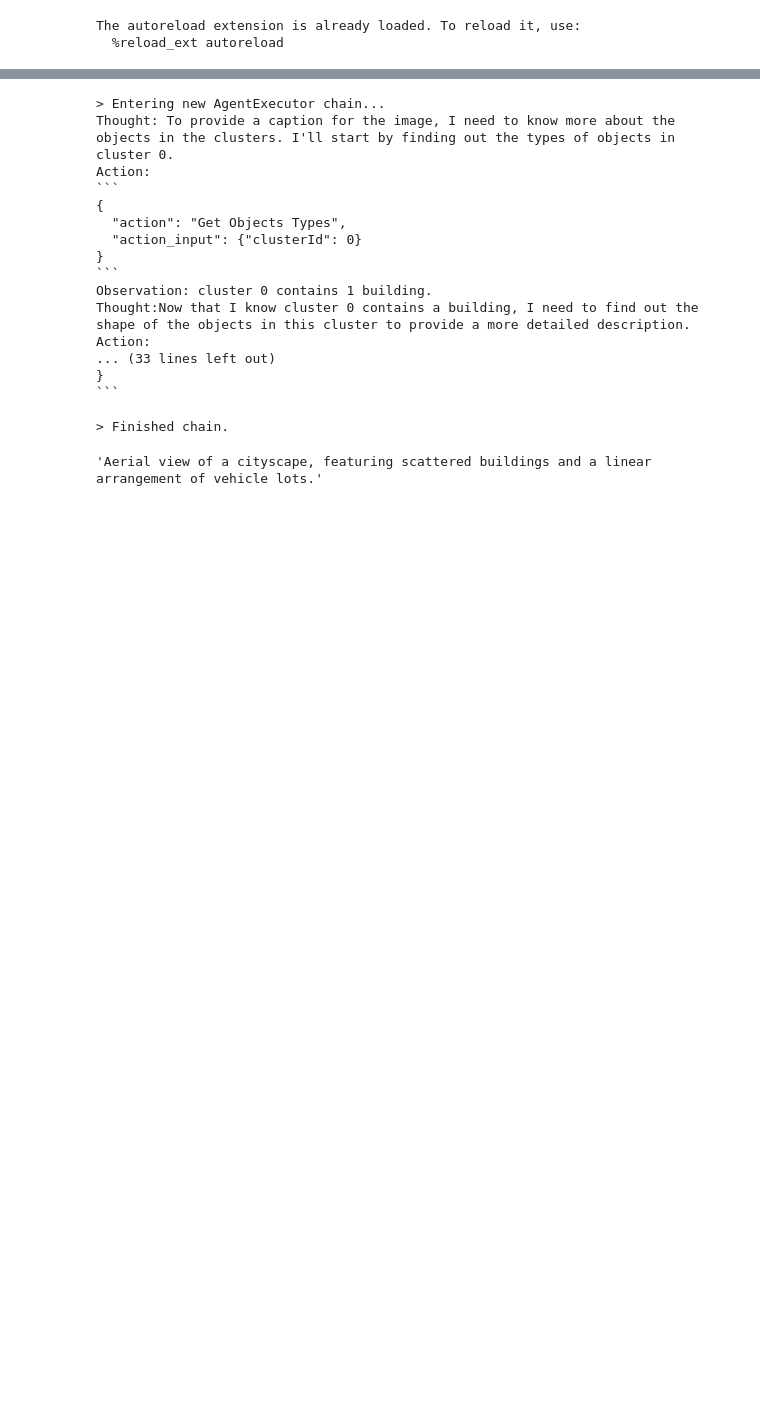
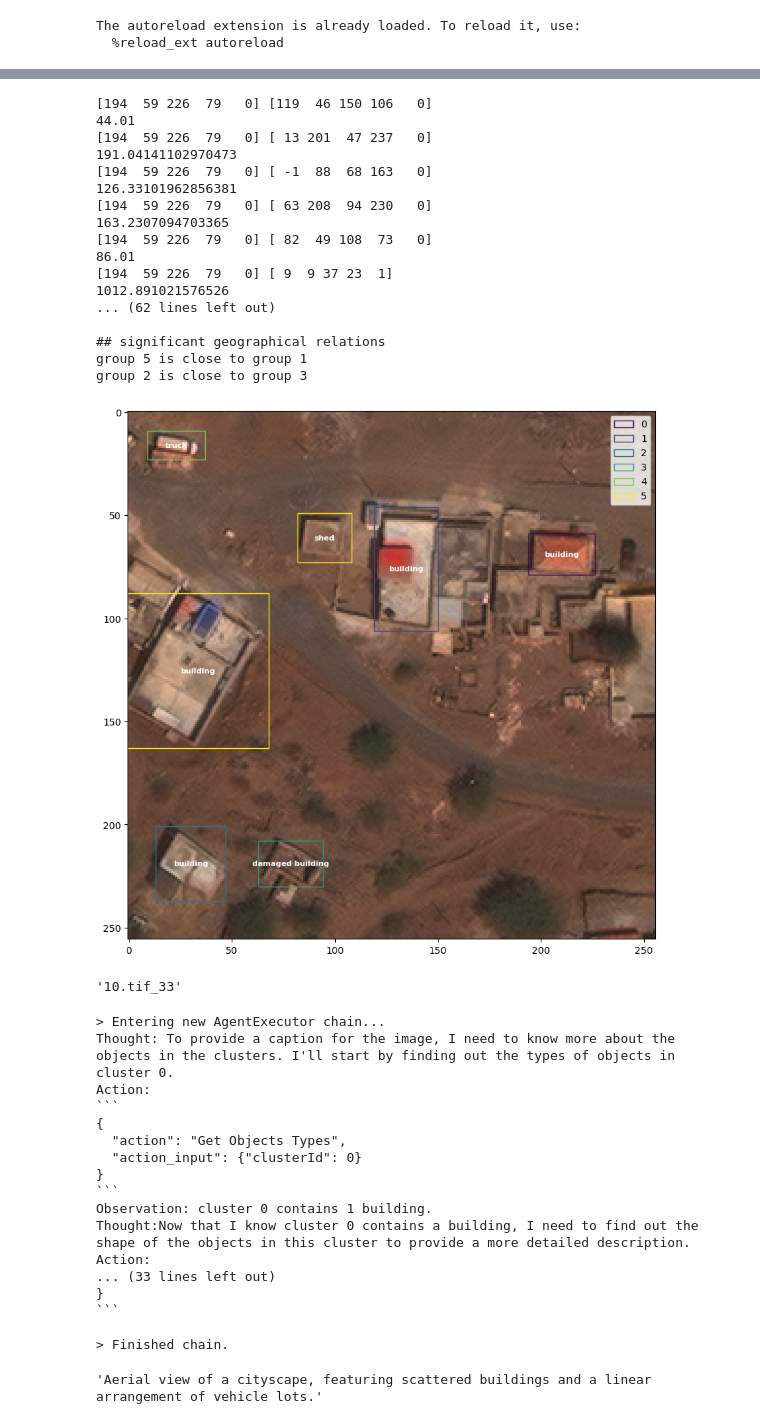
Before and after one commit to YingxuH/xview, a Jupyter notebook: analysis/function_calling_langchain.ipynb, the cells around one changed output, grey strips where cells are left out. Drawn from its saved outputs; the diff is of its cells as text; code cells hidden in the pictures; blank space fills up the shorter version.

```diff
--- a/analysis/function_calling_langchain.ipynb
+++ b/analysis/function_calling_langchain.ipynb
@@ -29,2 +173,29 @@ with open("../results/unique_blocks_info.json", "r") as f:
 # %%
-api_manager = GeographicalAPIManager(unique_blocks_info)
+block_id = "10.tif_33"
+
+api = api_manager.get_api(block_id)
+
+polygons = get_polygons(api_manager.blocks_info[block_id], image_size=256)
+polygons["polygons"] = [box for box in polygons["polygons"] if box["object"] != "construction site"]
+print(api.get_image_description())
+random_test_sub_blocks(polygons, block_id, api.clusters, api.original_types, r"F:\train_blocks")
+# %% [output]
+[194  59 226  79   0] [119  46 150 106   0]
+44.01
+[194  59 226  79   0] [ 13 201  47 237   0]
+191.04141102970473
+[194  59 226  79   0] [ -1  88  68 163   0]
+126.33101962856381
+[194  59 226  79   0] [ 63 208  94 230   0]
+163.2307094703365
+[194  59 226  79   0] [ 82  49 108  73   0]
+86.01
+[194  59 226  79   0] [ 9  9 37 23  1]
+1012.891021576526
+... (62 lines left out)
+
+## significant geographical relations
+group 5 is close to group 1
+group 2 is close to group 3
+[figure, added]
+'10.tif_33'
```
Also changed, not shown: parts of 12 cells of this notebook, 4 other files.
